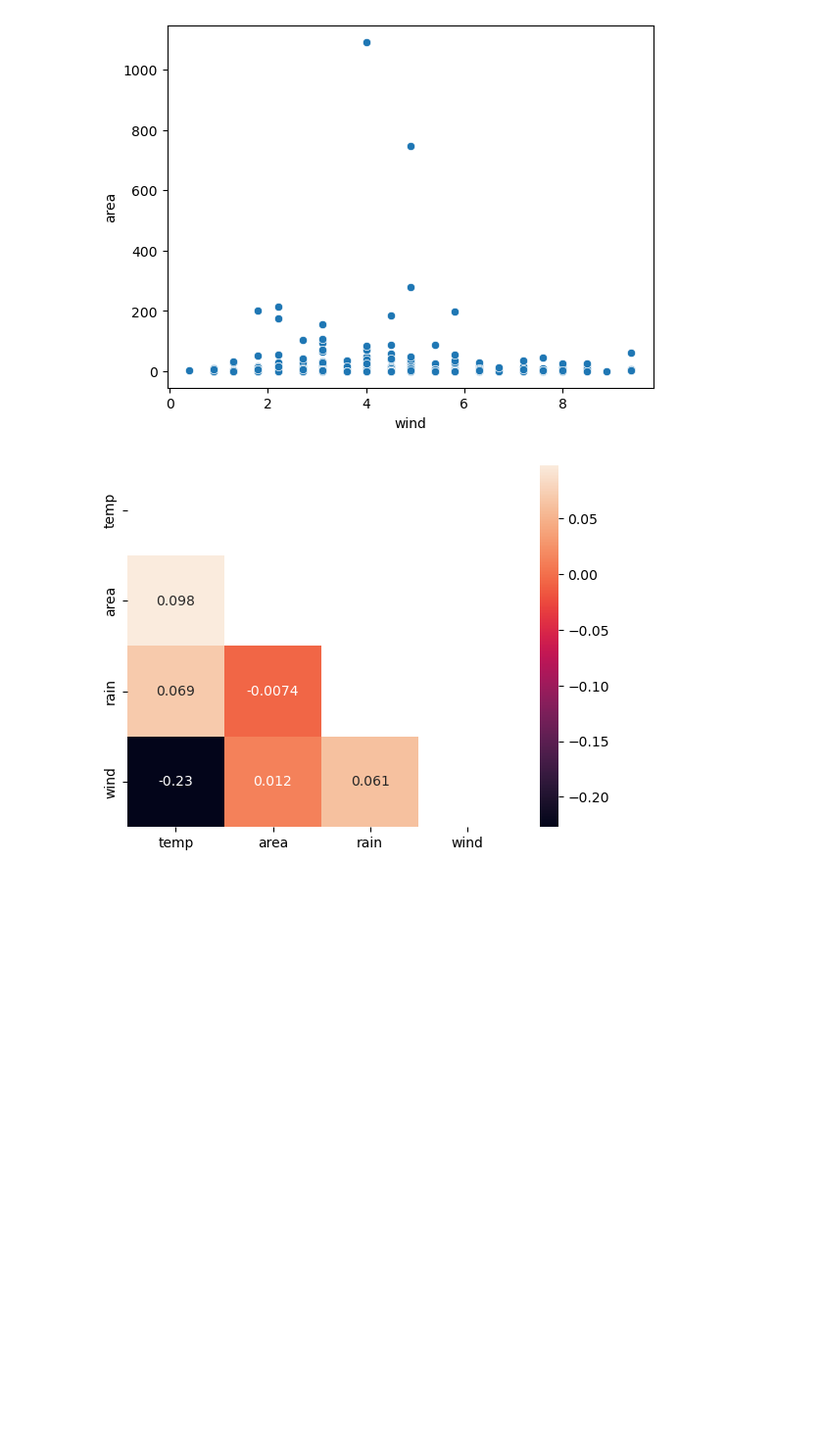
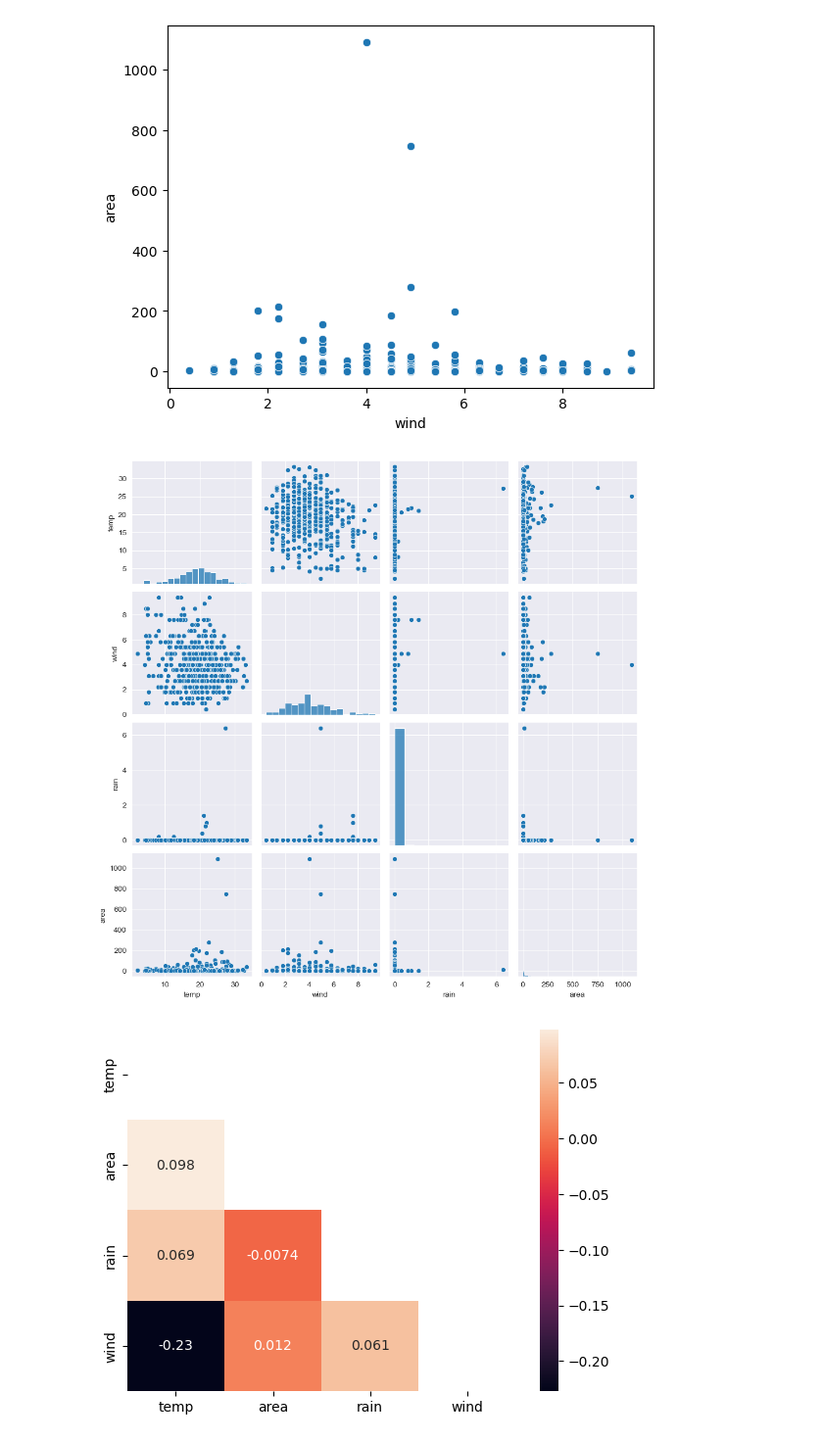
Before and after one commit to SantanaSabrina/forest-fires, a Jupyter notebook: SS notebooks/Explore.ipynb, the cells around one changed output. Shown at 98% size. Saved outputs shown, nothing was run; the diff lists cells and outputs as text; code cells hidden in the pictures; blank space fills up the shorter version.

```diff
--- a/SS notebooks/Explore.ipynb
+++ b/SS notebooks/Explore.ipynb
@@ -300,6 +352,13 @@ sns.scatterplot(data=df, x="wind", y="area")
 plt.show()
 # %% [output]
 [figure]
+# %%
+# Look for relation between temp, wind, rain, and area
+sns.set_style('darkgrid')
+sns.pairplot(df[["temp", "wind", "rain", "area"]])
+plt.show()
+# %% [output]
+[figure, added]
 # %%
 # plot a correlation heat map of selected columns in the dataset
 selected_cols = ["temp", "area", "rain", "wind"]
```
Also changed, not shown: parts of 16 cells of this notebook.
